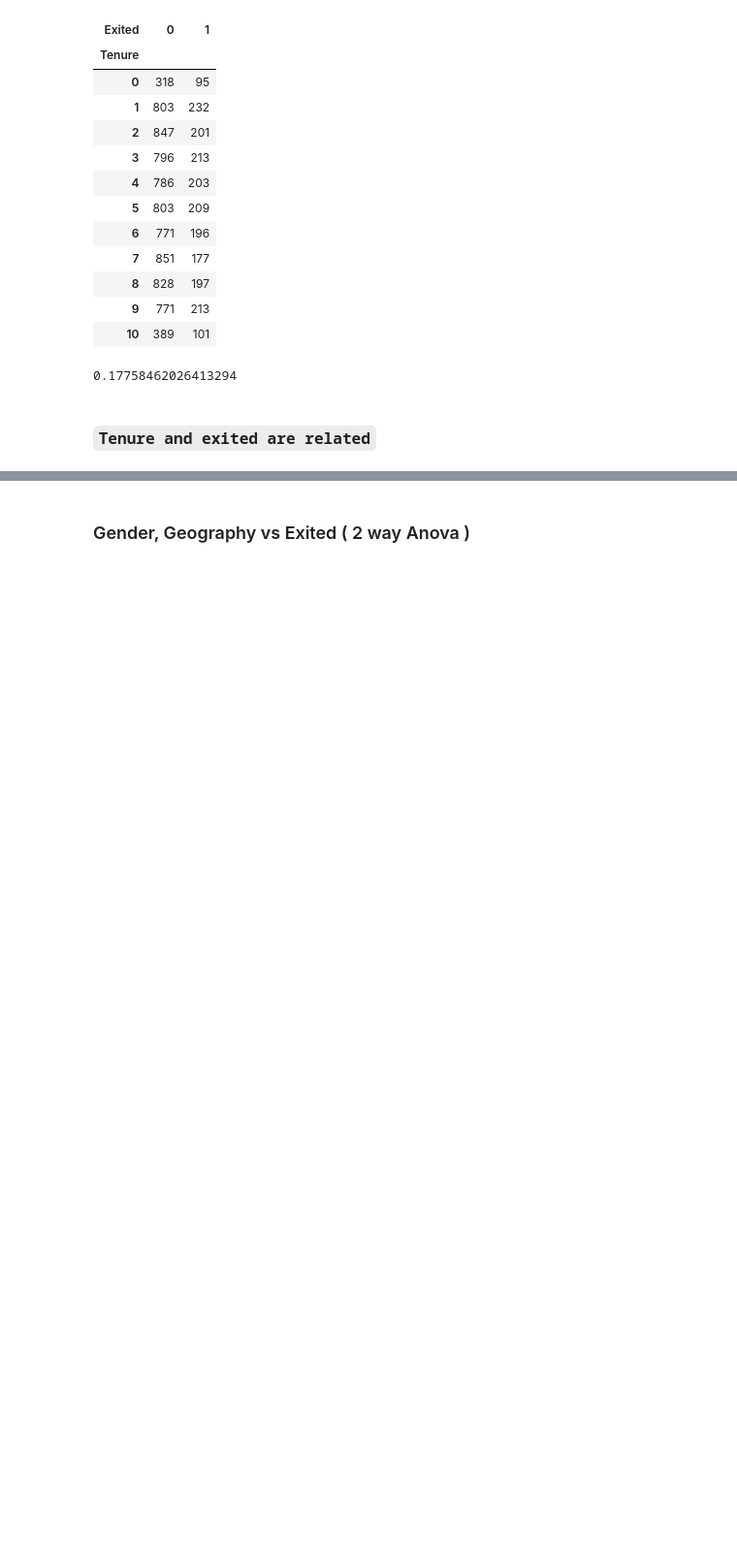
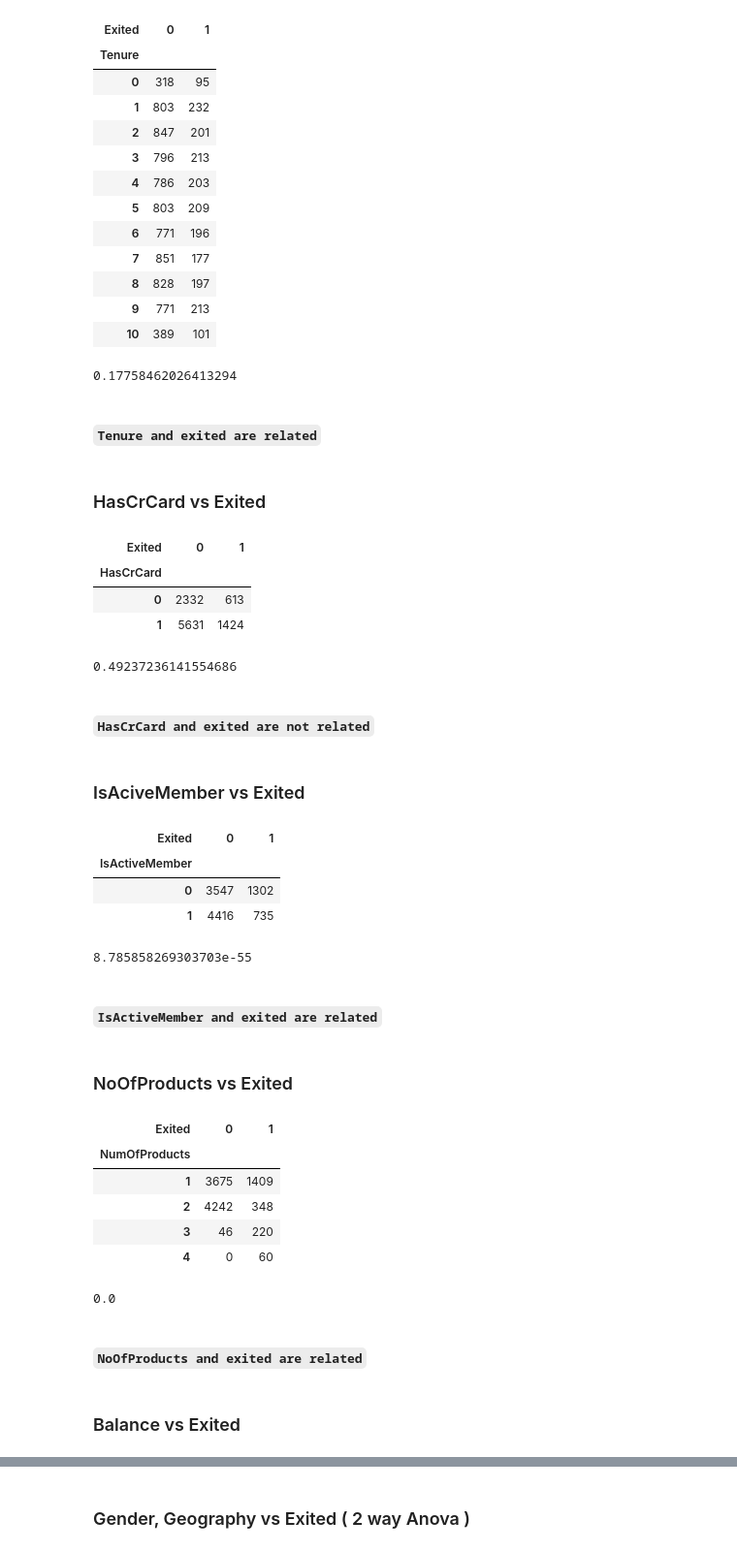
Before and after one commit to manujjoshi/Assignments, a Jupyter notebook: Churn_Modeling_Assignment.ipynb, the cells around one changed output, grey strips where cells are left out. Shown at 97% size. Saved outputs shown, nothing was run; the diff lists cells and outputs as text; code cells hidden in the pictures; blank space fills up the shorter version.

```diff
--- a/Churn_Modeling_Assignment.ipynb
+++ b/Churn_Modeling_Assignment.ipynb
@@ -1136,2 +1149,12 @@ p_value
 # %% [markdown]
-### `Tenure and exited are related`
+#### `Tenure and exited are related`
+# %% [markdown]
+### HasCrCard vs Exited
+# %%
+two_way_frquency=pd.crosstab(data['HasCrCard'],data['Exited'])
+two_way_frquency
+# %% [output]
+| Exited | 0 | 1 |
+| HasCrCard |  |  |
+| 0 | 2332 | 613 |
+| 1 | 5631 | 1424 |
@@ -1137,0 +1165,16 @@ p_value
+# %%
+p_value
+# %% [output]
+0.49237236141554686
+# %% [markdown]
+#### `HasCrCard and exited are not related`
+# %% [markdown]
+### IsAciveMember vs Exited
+# %%
+two_way_frquency=pd.crosstab(data['IsActiveMember'],data['Exited'])
+two_way_frquency
+# %% [output]
+| Exited | 0 | 1 |
+| IsActiveMember |  |  |
+| 0 | 3547 | 1302 |
+| 1 | 4416 | 735 |
@@ -1137,0 +1185,18 @@ p_value
+# %%
+p_value
+# %% [output]
+8.785858269303703e-55
+# %% [markdown]
+#### `IsActiveMember and exited are related`
+# %% [markdown]
+### NoOfProducts vs Exited
+# %%
+two_way_frquency=pd.crosstab(data['NumOfProducts'],data['Exited'])
+two_way_frquency
+# %% [output]
+| Exited | 0 | 1 |
+| NumOfProducts |  |  |
+| 1 | 3675 | 1409 |
+| 2 | 4242 | 348 |
+| 3 | 46 | 220 |
+| 4 | 0 | 60 |
@@ -1137,0 +1207,8 @@ p_value
+# %%
+p_value
+# %% [output]
+0.0
+# %% [markdown]
+#### `NoOfProducts and exited are related`
+# %% [markdown]
+### Balance vs Exited
```
Also changed, not shown: parts of 177 cells of this notebook.
